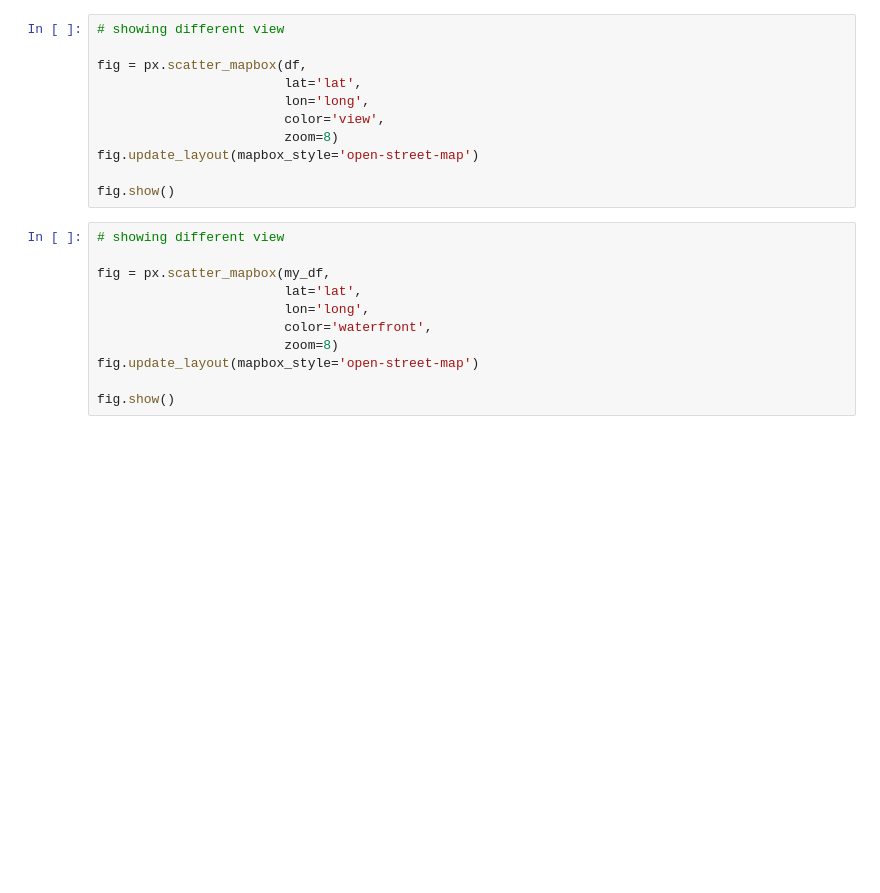
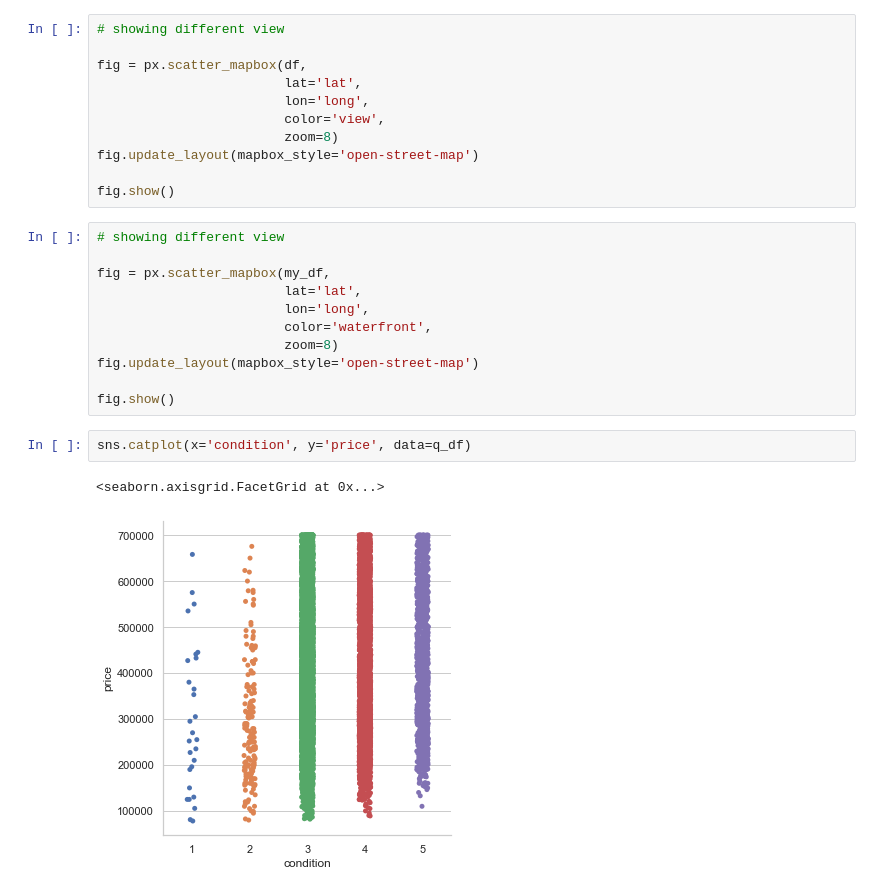
Before and after one commit to Jyve00/King-County-Housing-, a Jupyter notebook: notebooks/Stephen/data_clean.ipynb, the cells around one changed output. Cells and saved outputs as stored; diff of their text form; blank space fills up the shorter version.

```diff
--- a/notebooks/Stephen/data_clean.ipynb
+++ b/notebooks/Stephen/data_clean.ipynb
@@ -256,3 +267,8 @@ fig = px.scatter_mapbox(my_df,
 fig.update_layout(mapbox_style='open-street-map')
 
 fig.show()
+# %%
+sns.catplot(x='condition', y='price', data=q_df)
+# %% [output]
+<seaborn.axisgrid.FacetGrid at 0x...>
+[figure, added]
```
Also changed, not shown: parts of 31 cells of this notebook, 1 other file.
